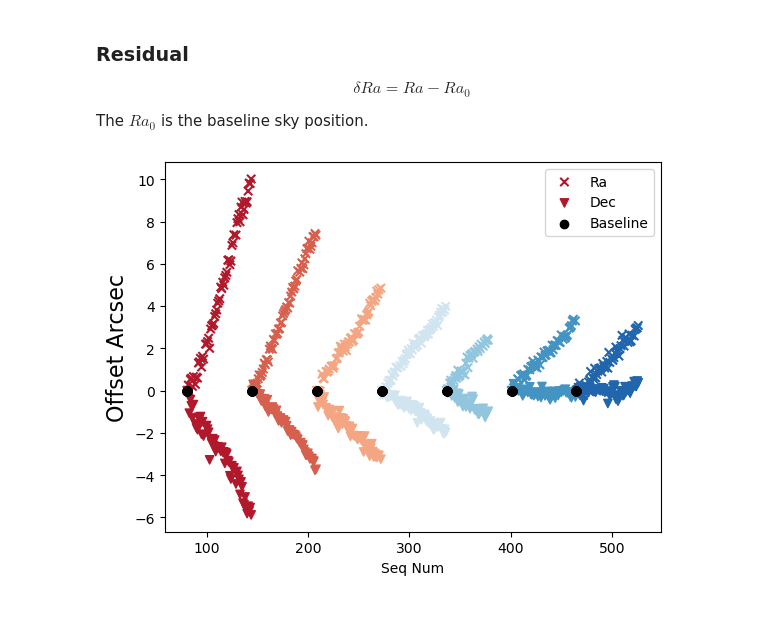
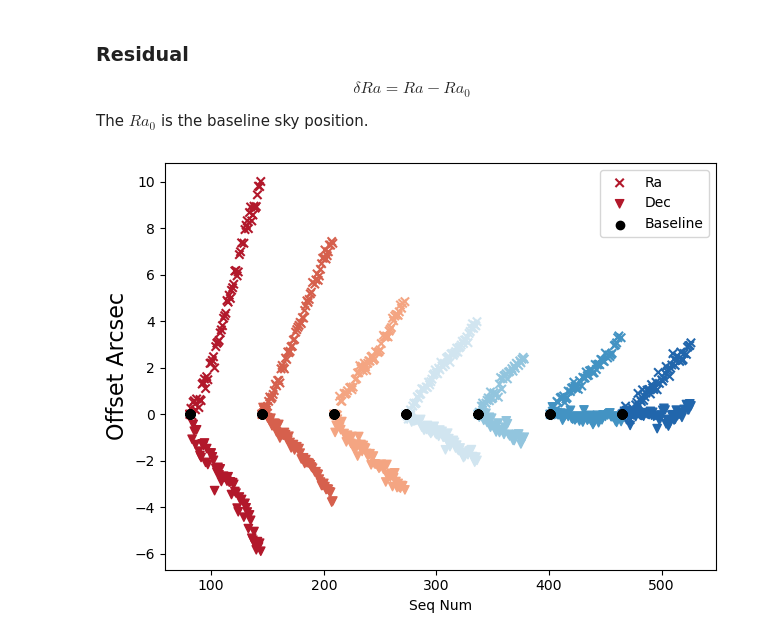
Before and after one commit to estevesjh/ComScratchStuff, a Jupyter notebook: starTracker/slewSettleTests/Mar15_2023_Serpent_Walk.ipynb, the cells around one changed output. Cells and saved outputs as stored; diff of their text form; code cells hidden in the pictures; blank space fills up the shorter version.

```diff
--- a/starTracker/slewSettleTests/Mar15_2023_Serpent_Walk.ipynb
+++ b/starTracker/slewSettleTests/Mar15_2023_Serpent_Walk.ipynb
@@ -301,18 +310,19 @@ def get_baseline(ycol, keys, df=d1):
 # %%
 deltaRa = get_residual('Calculated Ra wide', keys)
 deltaDec = get_residual('Calculated Dec wide', keys)
 
 baseAz = get_baseline('Calculated Az wide', keys)
 baseAlt = get_baseline('Calculated Alt wide', keys)
 baseSeq = get_baseline('seq_num', keys)
 
 plt.scatter(d1.seq_num, deltaRa, marker='x', c=d1.slews+1, cmap=cmap, label='Ra')
 plt.scatter(d1.seq_num, deltaDec, marker='v', c=d1.slews+1, cmap=cmap, label='Dec')
 plt.scatter(baseSeq, np.zeros_like(baseSeq), label='Baseline', color='k')
 
 plt.ylabel('Offset Arcsec', fontsize=16)
 plt.xlabel('Seq Num')
 plt.legend()
-plt.savefig('offset_seqNum.png', dpi=75)
+plt.tight_layout()
+plt.savefig('figures/offset_seqNum.png', dpi=100)
 # %% [output]
-[figure, old version]
+[figure, new version]
```
Also changed, not shown: parts of 48 cells of this notebook, 15 other files.
